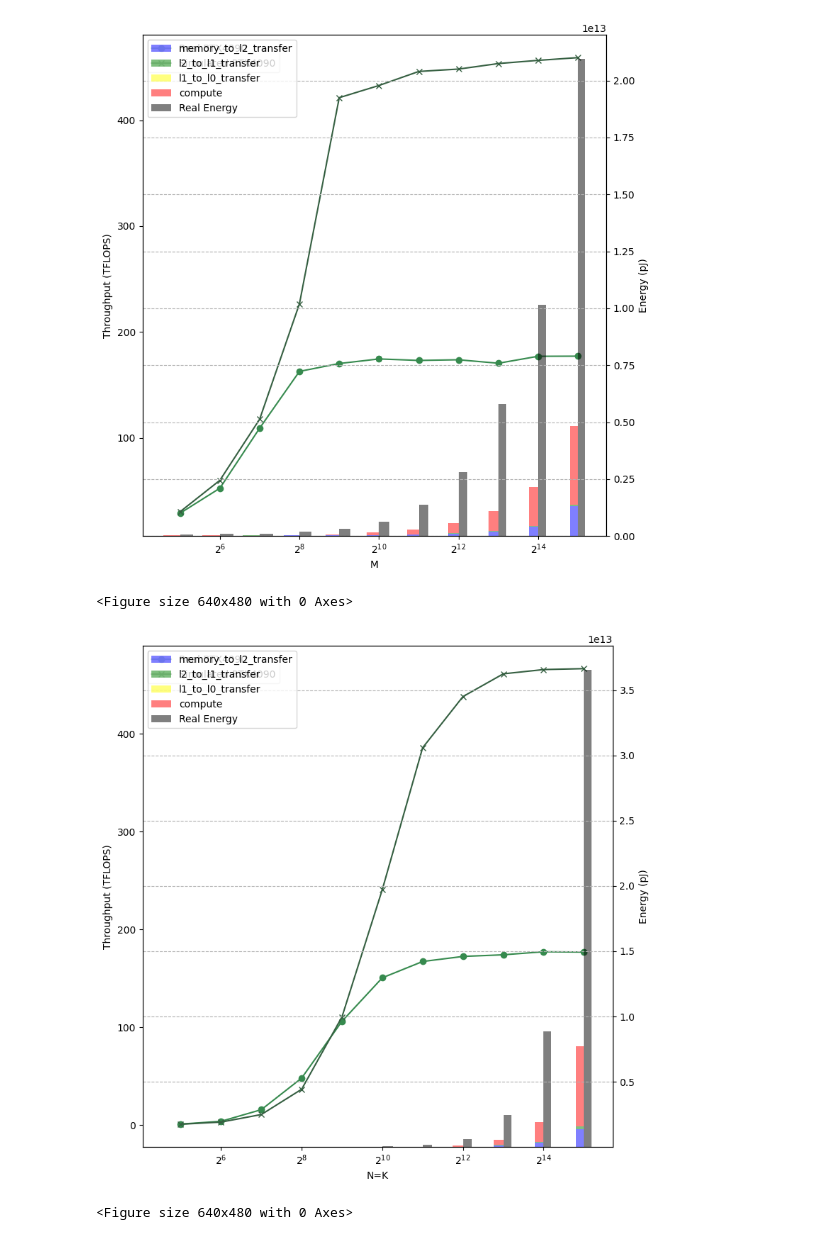
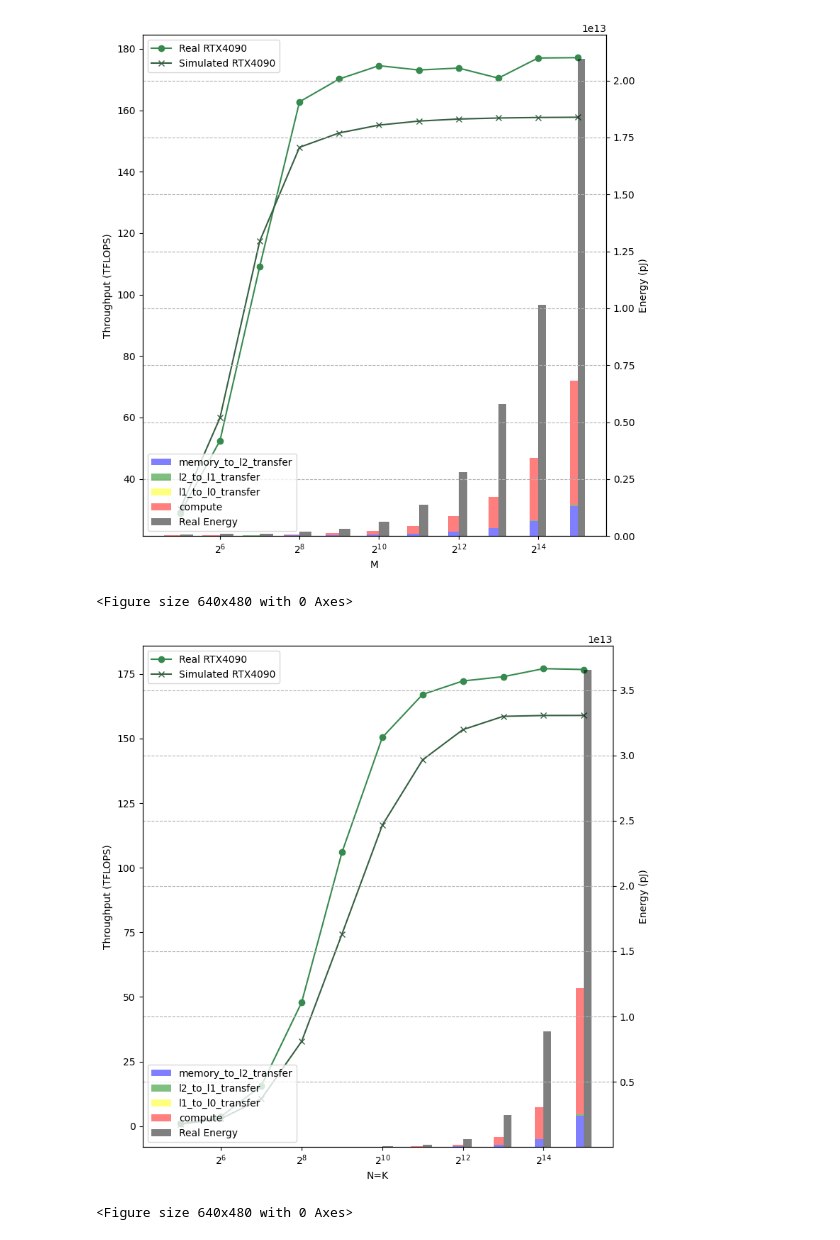
Before and after one commit to zihanpan8378/LLMCompass, a Jupyter notebook: ae/energy_experiments/plot_matmul.ipynb, the cells around one changed output. Drawn from its saved outputs; the diff is of its cells as text; code cells hidden in the pictures.

Commit message:
Update plots

```diff
--- a/ae/energy_experiments/plot_matmul.ipynb
+++ b/ae/energy_experiments/plot_matmul.ipynb
@@ -15,7 +15,7 @@ matmul_gpu_run["throughput"] = (
 matmul_gpu_run.set_index(["M", "N", "K"], inplace=True)
 
 matmul_gpu_sim = pd.read_csv(
-    f"matmul_{hardware_name}_sim_tmp.csv", header=None, names=["M", "N", "K", "latency", "throughput", "power", "total", "memory_to_l2_transfer", "l2_to_l1_transfer", "l1_to_l0_transfer", "compute"]
+    f"matmul_{hardware_name}_sim_systolic8x8_1.1_flop_energy.csv", header=None, names=["M", "N", "K", "latency", "throughput", "power", "total", "memory_to_l2_transfer", "l2_to_l1_transfer", "l1_to_l0_transfer", "compute"]
 )
 matmul_gpu_sim["throughput"] = (
     matmul_gpu_sim["throughput"].str.extract(r"(\d+\.?\d*)").astype(float)
@@ -47,35 +47,35 @@ for M in range(5, 16):
 fig, ax1 = plt.subplots(figsize=(8, 8))
 
 ax1.set_xscale("log", base=2)
 ax1.set_xlabel("M")
 ax1.plot(M_list, throughput_GPU_run_list, marker="o", label=f"Real {hardware_name}", color=color_NV[1])
 ax1.plot(M_list, throughput_GPU_sim_list, marker="x", label=f"Simulated {hardware_name}", color=color_NV[2])
 ax1.set_ylabel('Throughput (TFLOPS)')
 
 ax2 = ax1.twinx()
 #ax2.set_yscale("log")
 M_list = np.array(M_list)
 bar_widths = ((M_list - 2**4) * 2) / np.log2(M_list - 2**4)
 ax2.bar(M_list - (bar_widths / 2), energy_GPU_sim_list[0], width=bar_widths, label='memory_to_l2_transfer', color='blue', alpha=0.5)
 bottom = energy_GPU_sim_list[0]
 ax2.bar(M_list - (bar_widths / 2), energy_GPU_sim_list[1], width=bar_widths, bottom=bottom, label='l2_to_l1_transfer', color='green', alpha=0.5)
 bottom = [i + j for i, j in zip(bottom, energy_GPU_sim_list[1])]
 ax2.bar(M_list - (bar_widths / 2), energy_GPU_sim_list[2], width=bar_widths, bottom=bottom, label='l1_to_l0_transfer', color='yellow', alpha=0.5)
 bottom = [i + j for i, j in zip(bottom, energy_GPU_sim_list[2])]
 ax2.bar(M_list - (bar_widths / 2), energy_GPU_sim_list[3], width=bar_widths, bottom=bottom, label='compute', color='red', alpha=0.5)
 ax2.set_ylabel('Energy (pJ)')
 
 ax2.bar(M_list + (bar_widths / 2), energy_GPU_run_list, width = bar_widths, label='Real Energy', color='black', alpha=0.5)
 
 ax1.legend(loc='upper left')
-ax2.legend(loc='upper left')
+ax2.legend(loc='lower left')
 
 plt.grid(True, which="both", ls="--", c="0.7")  # Adding a grid for better readability
 plt.tight_layout()
 plt.show()
 plt.savefig("figure5b.pdf", bbox_inches="tight", pad_inches=0.01, dpi=300)
 # %% [output]
-[figure, old version]
+[figure, new version]
 <Figure size 640x480 with 0 Axes>
 # %%
 
@@ -124,12 +124,12 @@ ax2.set_ylabel('Energy (pJ)')
 ax2.bar(K_list + (bar_widths / 2), energy_GPU_run_list, width = bar_widths, label='Real Energy', color='black', alpha=0.5)
 
 ax1.legend(loc='upper left')
-ax2.legend(loc='upper left')
+ax2.legend(loc='lower left')
 
 plt.grid(True, which="both", ls="--", c="0.7")  # Adding a grid for better readability
 plt.tight_layout()
 plt.show()
 plt.savefig("figure5a.pdf", bbox_inches="tight", pad_inches=0.01, dpi=300)
 # %% [output]
-[figure, old version]
+[figure, new version]
 <Figure size 640x480 with 0 Axes>
```
